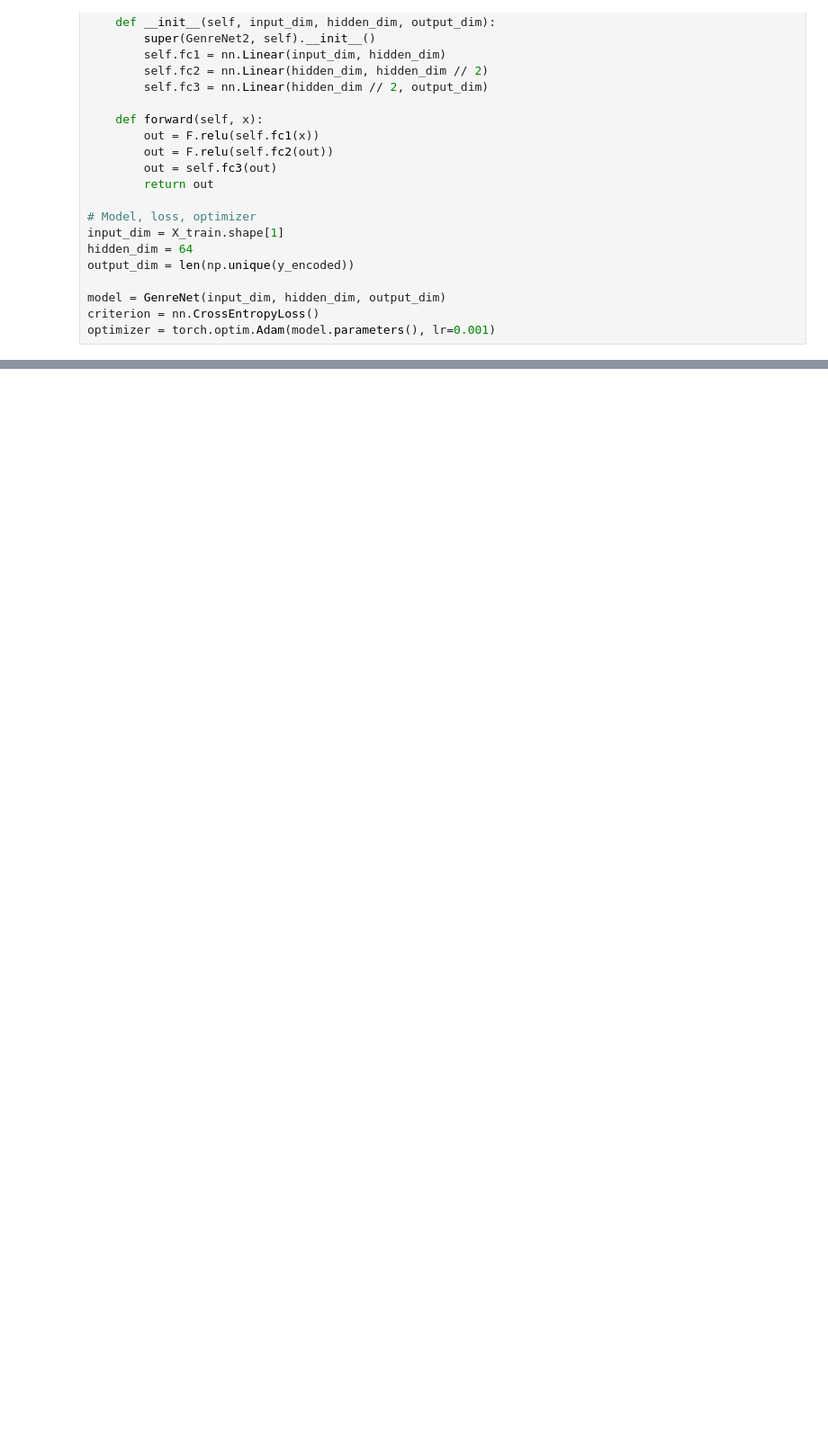
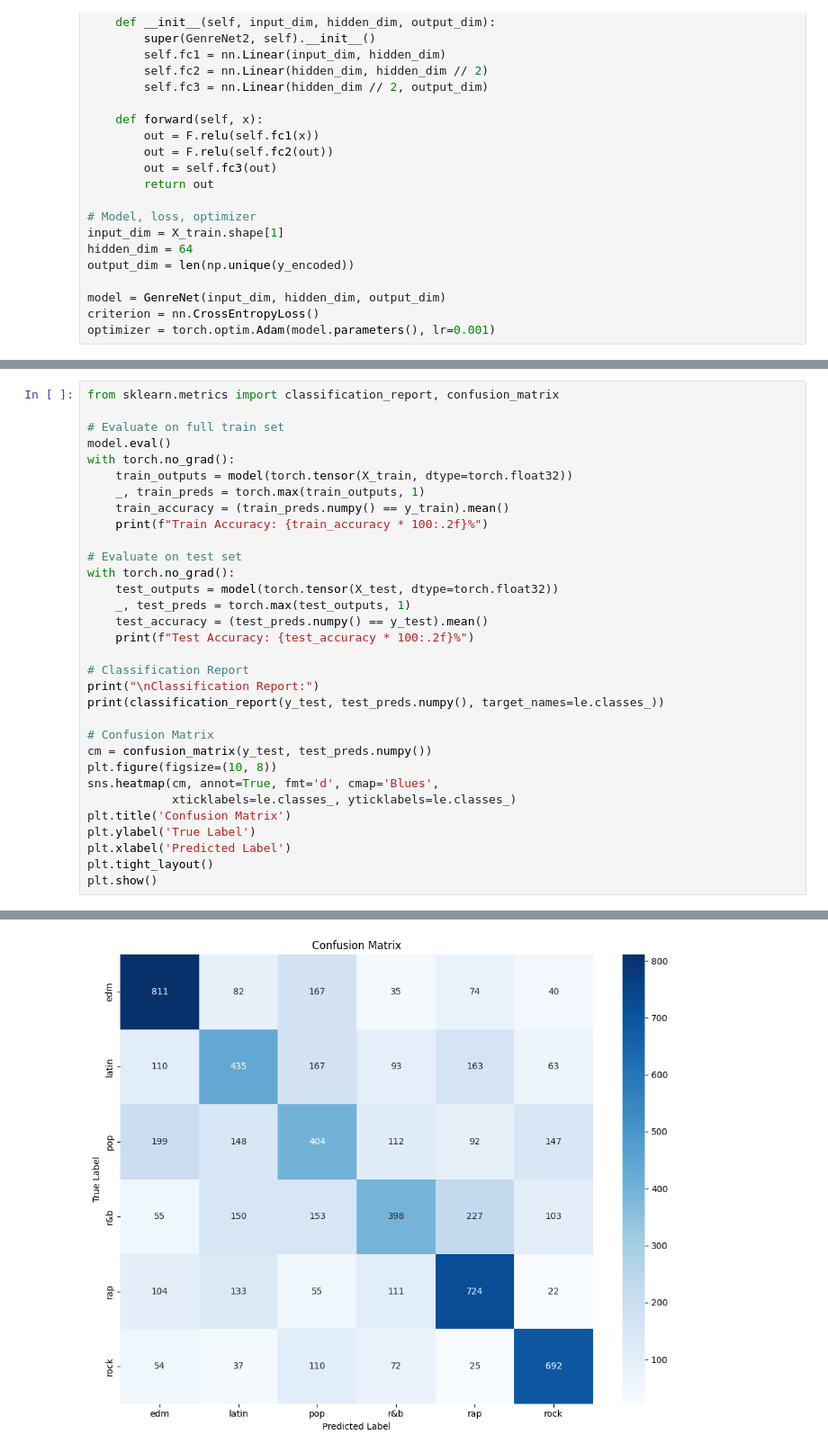
Before and after one commit to ronitavalani/467Project, a Jupyter notebook: BasicMLP/genre.ipynb, the cells around one changed output, grey strips where cells are left out. Shown at 90% size. Drawn from its saved outputs; the diff is of its cells as text; blank space fills up the shorter version.

```diff
--- a/BasicMLP/genre.ipynb
+++ b/BasicMLP/genre.ipynb
@@ -193,0 +197,33 @@ Test Accuracy: 53.30%
+# %%
+from sklearn.metrics import classification_report, confusion_matrix
+
+# Evaluate on full train set
+model.eval()
+with torch.no_grad():
+    train_outputs = model(torch.tensor(X_train, dtype=torch.float32))
+    _, train_preds = torch.max(train_outputs, 1)
+    train_accuracy = (train_preds.numpy() == y_train).mean()
+    print(f"Train Accuracy: {train_accuracy * 100:.2f}%")
+
+# Evaluate on test set
+with torch.no_grad():
+    test_outputs = model(torch.tensor(X_test, dtype=torch.float32))
+    _, test_preds = torch.max(test_outputs, 1)
+    test_accuracy = (test_preds.numpy() == y_test).mean()
+    print(f"Test Accuracy: {test_accuracy * 100:.2f}%")
+
+# Classification Report
+print("\nClassification Report:")
+print(classification_report(y_test, test_preds.numpy(), target_names=le.classes_))
+
+# Confusion Matrix
+cm = confusion_matrix(y_test, test_preds.numpy())
+plt.figure(figsize=(10, 8))
+sns.heatmap(cm, annot=True, fmt='d', cmap='Blues',
+            xticklabels=le.classes_, yticklabels=le.classes_)
+plt.title('Confusion Matrix')
+plt.ylabel('True Label')
+plt.xlabel('Predicted Label')
+plt.tight_layout()
+plt.show()
+# %% [output]
@@ -194,3 +246,4 @@ Test Accuracy: 53.30%
+[figure, added]
 # %%
 # Hyperparameter Experimentation
 %%script true
```
Also changed, not shown: parts of 7 cells of this notebook.
